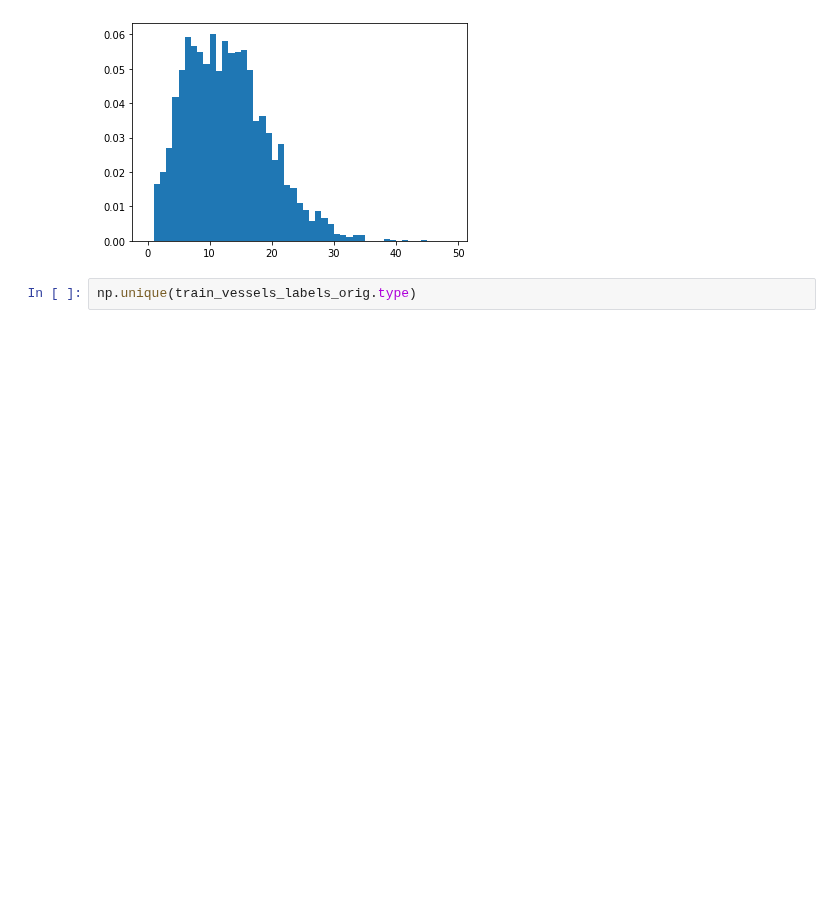
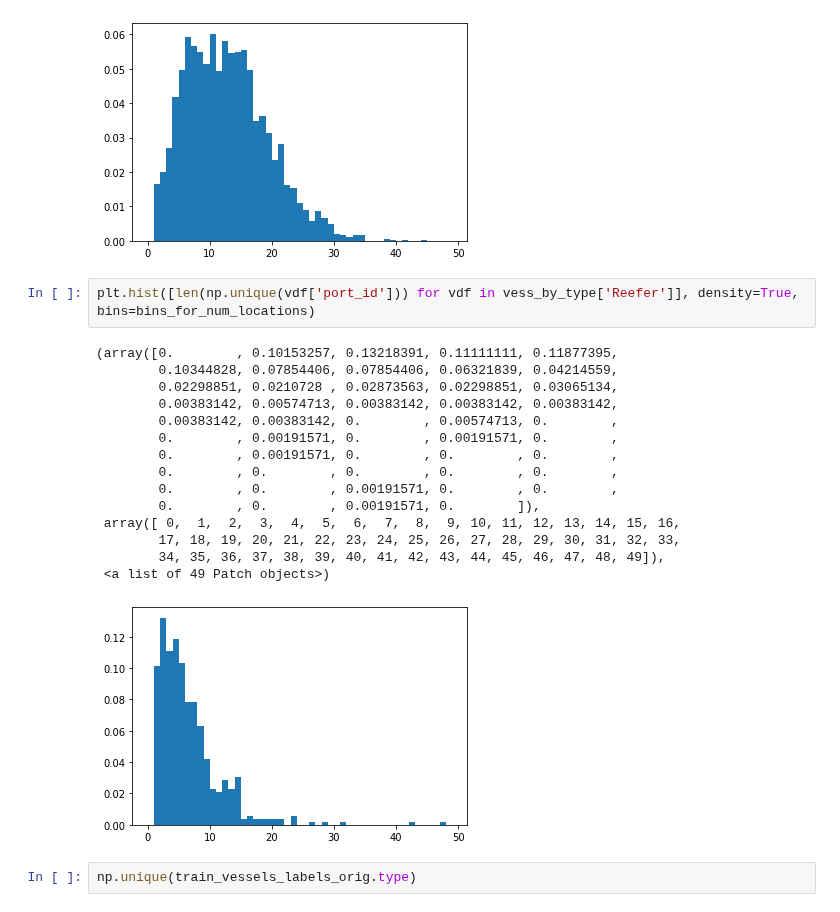
Before and after one commit to matanma/ML, a Jupyter notebook: WinWard/WinWard.ipynb, the cells around one changed output. Saved outputs shown, nothing was run; the diff lists cells and outputs as text; blank space fills up the shorter version.

```diff
--- a/WinWard/WinWard.ipynb
+++ b/WinWard/WinWard.ipynb
@@ -525,6 +525,24 @@ plt.hist([len(np.unique(vdf['port_id'])) for vdf in vess_by_type['Container Vess
         34, 35, 36, 37, 38, 39, 40, 41, 42, 43, 44, 45, 46, 47, 48, 49]),
  <a list of 49 Patch objects>)
 [figure]
+# %%
+plt.hist([len(np.unique(vdf['port_id'])) for vdf in vess_by_type['Reefer']], density=True, bins=bins_for_num_locations)
+# %% [output]
+(array([0.        , 0.10153257, 0.13218391, 0.11111111, 0.11877395,
+        0.10344828, 0.07854406, 0.07854406, 0.06321839, 0.04214559,
+        0.02298851, 0.0210728 , 0.02873563, 0.02298851, 0.03065134,
+        0.00383142, 0.00574713, 0.00383142, 0.00383142, 0.00383142,
+        0.00383142, 0.00383142, 0.        , 0.00574713, 0.        ,
+        0.        , 0.00191571, 0.        , 0.00191571, 0.        ,
+        0.        , 0.00191571, 0.        , 0.        , 0.        ,
+        0.        , 0.        , 0.        , 0.        , 0.        ,
+        0.        , 0.        , 0.00191571, 0.        , 0.        ,
+        0.        , 0.        , 0.00191571, 0.        ]),
+ array([ 0,  1,  2,  3,  4,  5,  6,  7,  8,  9, 10, 11, 12, 13, 14, 15, 16,
+        17, 18, 19, 20, 21, 22, 23, 24, 25, 26, 27, 28, 29, 30, 31, 32, 33,
+        34, 35, 36, 37, 38, 39, 40, 41, 42, 43, 44, 45, 46, 47, 48, 49]),
+ <a list of 49 Patch objects>)
+[figure, added]
 # %%
 np.unique(train_vessels_labels_orig.type)
 # %% [output]
```
